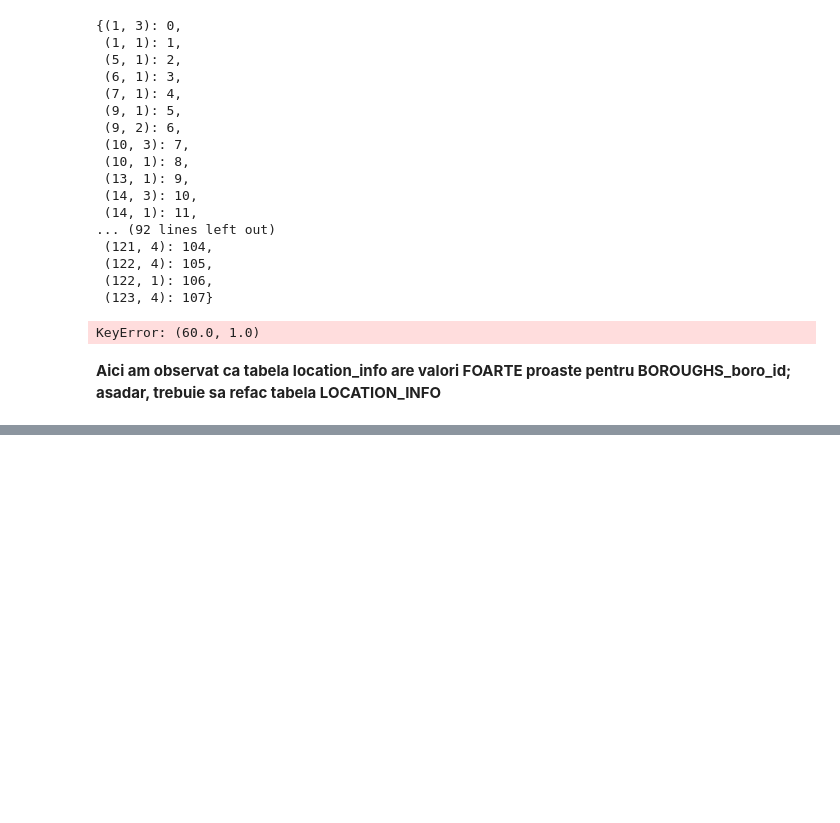
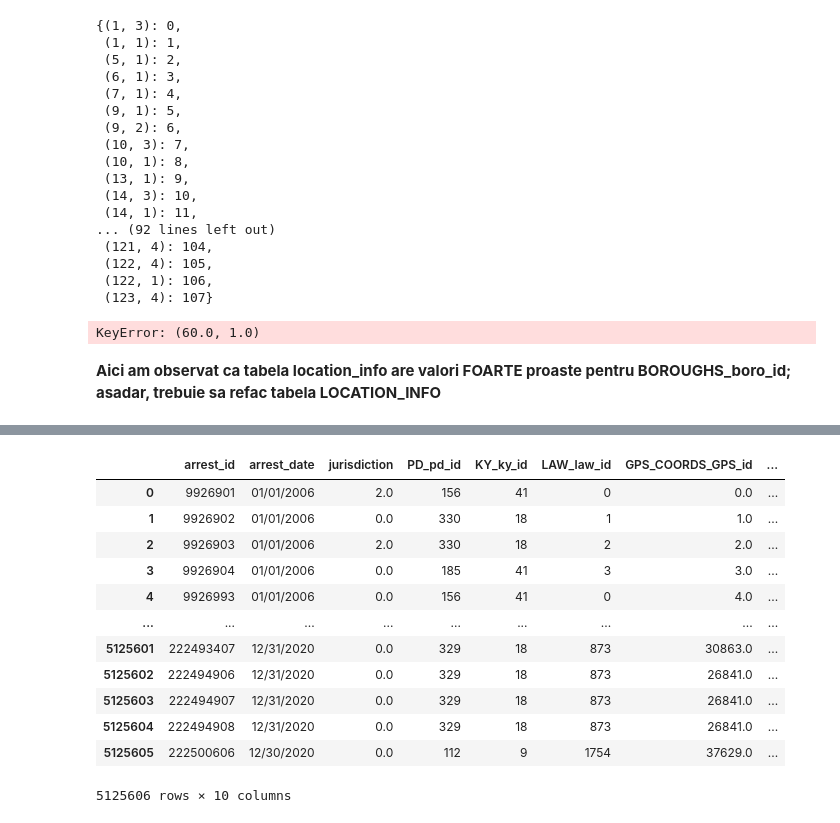
Before and after one commit to StoianAlinBogdan/ProiectInternship, a Jupyter notebook: Proiect_Ingestion.ipynb, the cells around one changed output, grey strips where cells are left out. Drawn from its saved outputs; the diff is of its cells as text; code cells hidden in the pictures; blank space fills up the shorter version.

```diff
--- a/Proiect_Ingestion.ipynb
+++ b/Proiect_Ingestion.ipynb
@@ -1013,0 +1168,2 @@ arrests_df.to_csv('out.zip', index=False, compression=compression_opts)
+# %%
+arrests_df = pd.read_csv(r"C:\Users\alstoian\Scripts\temp.csv")
@@ -1013,0 +1185,7 @@ arrests_df.to_csv('out.zip', index=False, compression=compression_opts)
+# %%
+perp_info_df = pd.DataFrame()
+perp_info_df['perp_id'] = [x for x in range(0, len(l1))]
+perp_info_df['age_group'] = l1
+perp_info_df['sex'] = l2
+perp_info_df['race'] = l3
+perp_info_df
@@ -1013,0 +1208,17 @@ arrests_df.to_csv('out.zip', index=False, compression=compression_opts)
+# %%
+arrests_df['PERPETRATOR_INFO_perp_id'] = perp_info_df['perp_id']
+arrests_df
+# %% [output]
+|  | arrest_id | arrest_date | jurisdiction | PD_pd_id | KY_ky_id | LAW_law_id | GPS_COORDS_GPS_id | ... |
+| 0 | 9926901 | 01/01/2006 | 2.0 | 156 | 41 | 0 | 0.0 | ... |
+| 1 | 9926902 | 01/01/2006 | 0.0 | 330 | 18 | 1 | 1.0 | ... |
+| 2 | 9926903 | 01/01/2006 | 2.0 | 330 | 18 | 2 | 2.0 | ... |
+| 3 | 9926904 | 01/01/2006 | 0.0 | 185 | 41 | 3 | 3.0 | ... |
+| 4 | 9926993 | 01/01/2006 | 0.0 | 156 | 41 | 0 | 4.0 | ... |
+| ... | ... | ... | ... | ... | ... | ... | ... | ... |
+| 5125601 | 222493407 | 12/31/2020 | 0.0 | 329 | 18 | 873 | 30863.0 | ... |
+| 5125602 | 222494906 | 12/31/2020 | 0.0 | 329 | 18 | 873 | 26841.0 | ... |
+| 5125603 | 222494907 | 12/31/2020 | 0.0 | 329 | 18 | 873 | 26841.0 | ... |
+| 5125604 | 222494908 | 12/31/2020 | 0.0 | 329 | 18 | 873 | 26841.0 | ... |
+| 5125605 | 222500606 | 12/30/2020 | 0.0 | 112 | 9 | 1754 | 37629.0 | ... |
+5125606 rows × 10 columns
```
Also changed, not shown: parts of 12 cells of this notebook, 2 other files.
